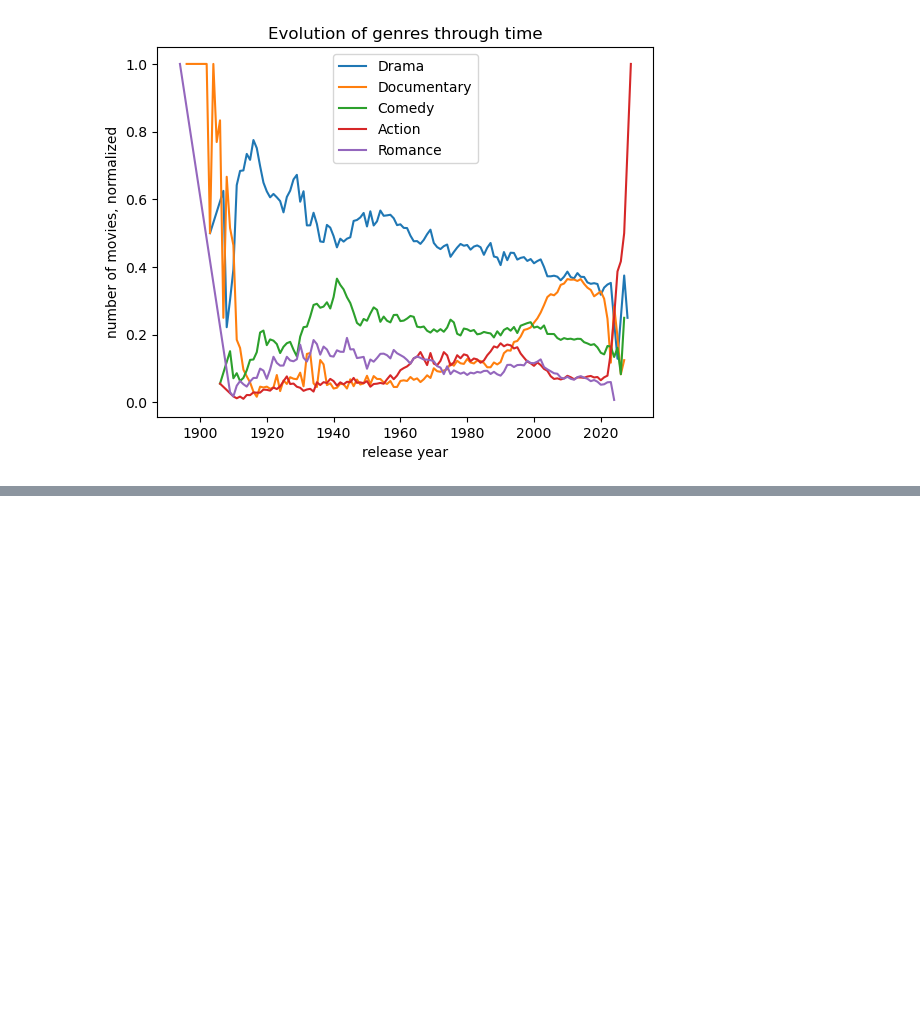
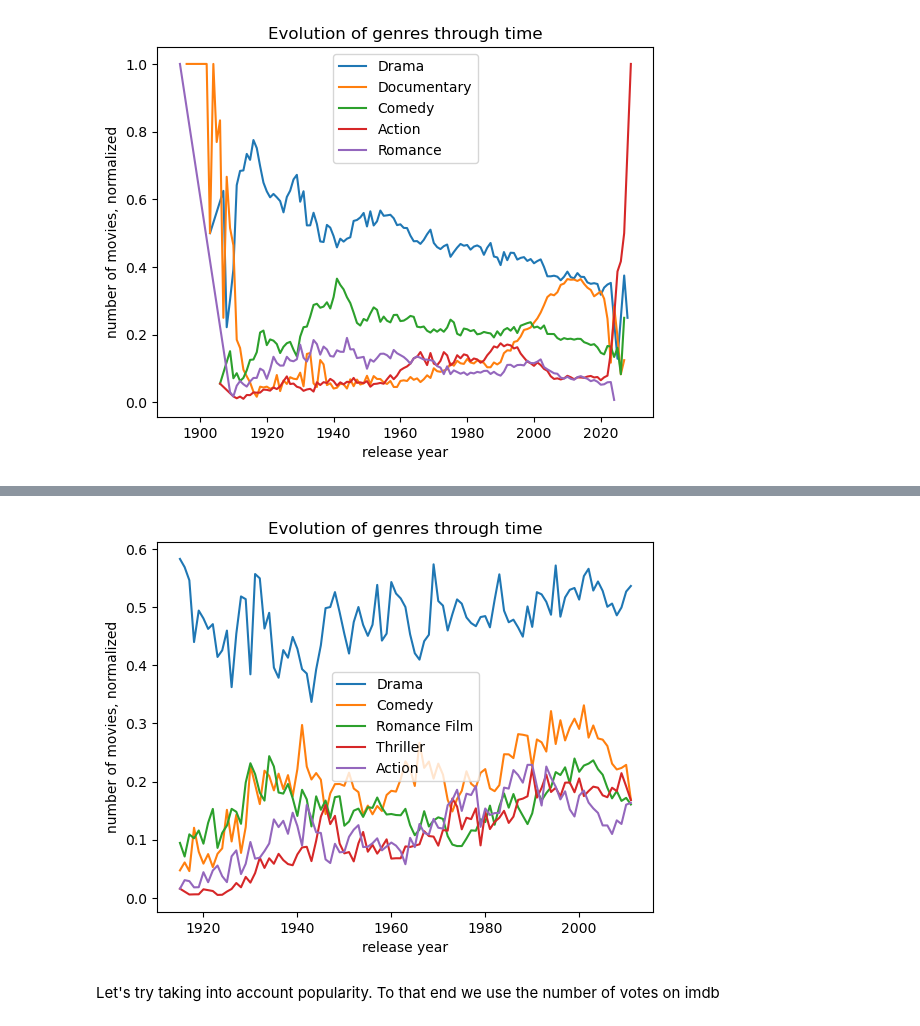
Before and after one commit to epfl-ada/ada-2022-project-tacocat, a Jupyter notebook: src/eda.ipynb, the cells around one changed output, grey strips where cells are left out. Cells and saved outputs as stored; diff of their text form; code cells hidden in the pictures; blank space fills up the shorter version.

```diff
--- a/src/eda.ipynb
+++ b/src/eda.ipynb
@@ -416,0 +533,15 @@ plt.show()
+# %%
+genres_by_year_normalized_cut = genres_by_year_normalized[(genres_by_year_normalized.index.get_level_values(1) >= 1915) & (genres_by_year_normalized.index.get_level_values(1) <= 2011)]
+# %%
+for genre in top_genres:
+    genres_by_year_normalized_cut[genre].plot(label=genre, kind='line')
+
+plt.title('Evolution of genres through time')
+plt.xlabel('release year')
+plt.ylabel('number of movies, normalized')
+plt.legend()
+plt.show()
+# %% [output]
+[figure, added]
+# %% [markdown]
+Let's try taking into account popularity. To that end we use the number of votes on imdb
```
Also changed, not shown: parts of 46 cells of this notebook, 1 other file.
